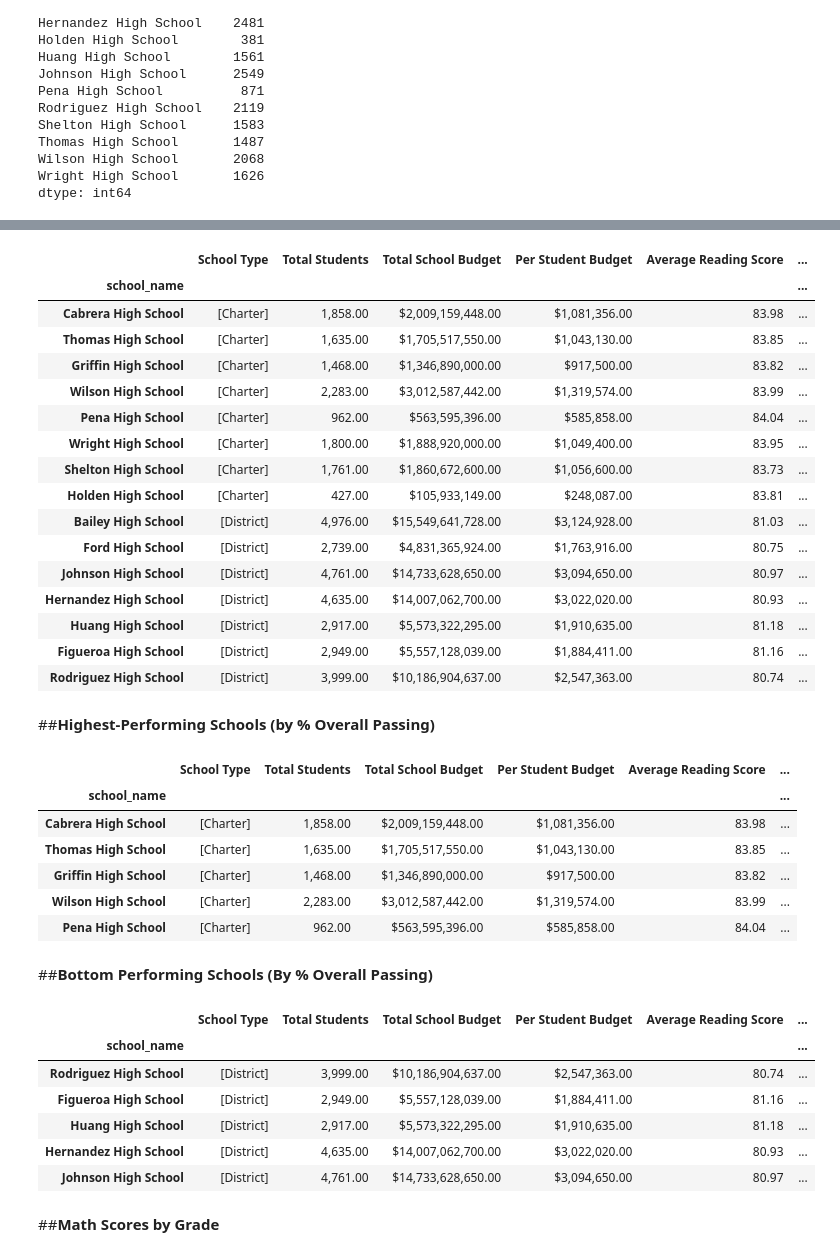
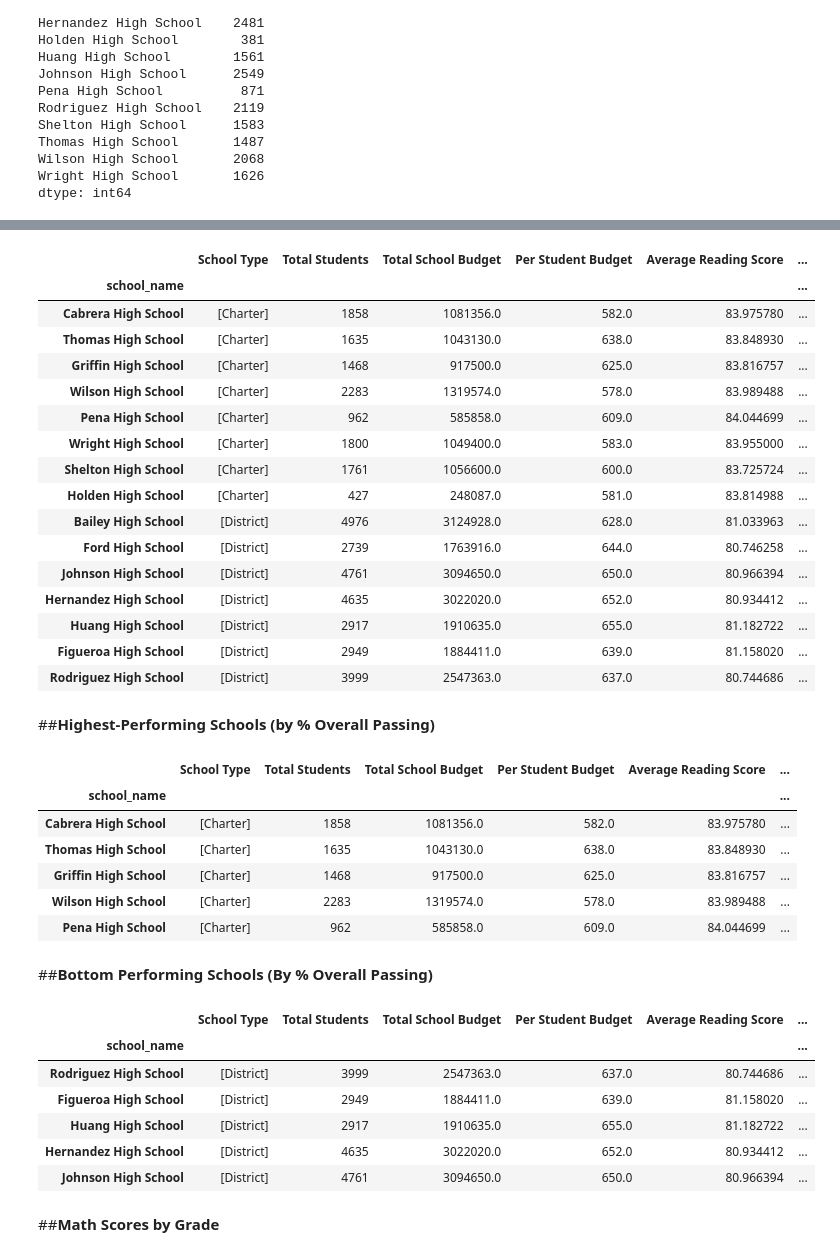
Before and after one commit to HMiesbauer/pandas-challenge, a Jupyter notebook: pandas-challenge/PyCitySchools/PyCitySchools.ipynb, the cells around one changed output, grey strips where cells are left out. Drawn from its saved outputs; the diff is of its cells as text; code cells hidden in the pictures.

```diff
--- a/pandas-challenge/PyCitySchools/PyCitySchools.ipynb
+++ b/pandas-challenge/PyCitySchools/PyCitySchools.ipynb
@@ -14,8 +14,8 @@ from pathlib import Path
 
 # File to Load
 
-school_data_to_load = "C:\\Users\\miesb\\OneDrive\\Desktop\\pandas_challenge\\PyCitySchools\\Starter_Code\\PyCitySchools\\Resources\\schools_complete.csv"
-student_data_to_load = "C:\\Users\\miesb\\OneDrive\\Desktop\\pandas_challenge\\PyCitySchools\\Starter_Code\\PyCitySchools\\Resources\\students_complete.csv"
+school_data_to_load = "./Resources/schools_complete.csv"
+student_data_to_load = "./Resources/students_complete.csv"
 
 # Read School and Student Data File and store into Pandas DataFrames
 school_data = pd.read_csv(school_data_to_load)
@@ -206,7 +206,7 @@ Wright High School       1800
 Name: student_name, dtype: int64
 # %%
 #calculate total school budget and per capita spending per school
-per_school_budget = school_data_complete.groupby('school_name')['budget'].sum()
+per_school_budget = school_data_complete.groupby('school_name')['budget'].mean()
 per_school_capita = per_school_budget / per_school_counts
 per_school_capita = per_school_capita
 
@@ -402,40 +402,40 @@ Name: student_name, dtype: float64
 # %%
 #Create a new DataFrame for the above calculations & columns called per_school_summary
 per_school_summary = pd.DataFrame({"School Type": school_types, "Total Students": per_school_counts, "Total School Budget":per_school_budget,
 "Per Student Budget":per_school_capita, "Average Reading Score":per_school_reading, "Average Math Score":per_school_math, "% Passing Math":(school_students_passing_math / per_school_counts) * 100,
 "% Passing Reading":school_students_passing_reading/ per_school_counts * 100, "% Overall Passing":(school_students_passing_math_and_reading / per_school_counts) * 100
 })
 
-# Formatting -- source from starter code
-per_school_summary["Total Students"] = per_school_summary["Total Students"].map("{:,.2f}".format)
-per_school_summary["Total School Budget"] = per_school_summary["Total School Budget"].map("${:,.2f}".format)
-per_school_summary["Per Student Budget"] = per_school_summary["Per Student Budget"].map("${:,.2f}".format)
-per_school_summary["Average Reading Score"] = per_school_summary["Average Reading Score"].map("{:,.2f}".format)
-per_school_summary["Average Math Score"] = per_school_summary["Average Math Score"].map("{:,.2f}".format)
-per_school_summary["% Passing Math"] = per_school_summary["% Passing Math"].map("{:,.2f}".format)
-per_school_summary["% Passing Reading"] = per_school_summary["% Passing Reading"].map("{:,.2f}".format)
-per_school_summary["% Overall Passing"] = per_school_summary["% Overall Passing"].map("{:,.2f}".format)
+# Formatting -- source from starter code -- removes numeric value when formatted so watch out best to do at very end
+# per_school_summary["Total Students"] = per_school_summary["Total Students"].map("{:,.2f}".format)
+# per_school_summary["Total School Budget"] = per_school_summary["Total School Budget"].map("${:,.2f}".format)
+# per_school_summary["Per Student Budget"] = per_school_summary["Per Student Budget"].map("${:,.2f}".format)
+#per_school_summary["Average Reading Score"] = per_school_summary["Average Reading Score"].map("{:,.2f}".format)
+#per_school_summary["Average Math Score"] = per_school_summary["Average Math Score"].map("{:,.2f}".format)
+# per_school_summary["% Passing Math"] = per_school_summary["% Passing Math"].map("{:,.2f}".format)
+# per_school_summary["% Passing Reading"] = per_school_summary["% Passing Reading"].map("{:,.2f}".format)
+# per_school_summary["% Overall Passing"] = per_school_summary["% Overall Passing"].map("{:,.2f}".format)
 
 # Display the DataFrame
 per_school_summary.sort_values('% Overall Passing', ascending=False)
 # %% [output]
 |  | School Type | Total Students | Total School Budget | Per Student Budget | Average Reading Score | ... |
 | school_name |  |  |  |  |  | ... |
-| Cabrera High School | [Charter] | 1,858.00 | $2,009,159,448.00 | $1,081,356.00 | 83.98 | ... |
-| Thomas High School | [Charter] | 1,635.00 | $1,705,517,550.00 | $1,043,130.00 | 83.85 | ... |
-| Griffin High School | [Charter] | 1,468.00 | $1,346,890,000.00 | $917,500.00 | 83.82 | ... |
-| Wilson High School | [Charter] | 2,283.00 | $3,012,587,442.00 | $1,319,574.00 | 83.99 | ... |
-| Pena High School | [Charter] | 962.00 | $563,595,396.00 | $585,858.00 | 84.04 | ... |
-| Wright High School | [Charter] | 1,800.00 | $1,888,920,000.00 | $1,049,400.00 | 83.95 | ... |
-| Shelton High School | [Charter] | 1,761.00 | $1,860,672,600.00 | $1,056,600.00 | 83.73 | ... |
-| Holden High School | [Charter] | 427.00 | $105,933,149.00 | $248,087.00 | 83.81 | ... |
-| Bailey High School | [District] | 4,976.00 | $15,549,641,728.00 | $3,124,928.00 | 81.03 | ... |
-| Ford High School | [District] | 2,739.00 | $4,831,365,924.00 | $1,763,916.00 | 80.75 | ... |
-| Johnson High School | [District] | 4,761.00 | $14,733,628,650.00 | $3,094,650.00 | 80.97 | ... |
-| Hernandez High School | [District] | 4,635.00 | $14,007,062,700.00 | $3,022,020.00 | 80.93 | ... |
-| Huang High School | [District] | 2,917.00 | $5,573,322,295.00 | $1,910,635.00 | 81.18 | ... |
-| Figueroa High School | [District] | 2,949.00 | $5,557,128,039.00 | $1,884,411.00 | 81.16 | ... |
-| Rodriguez High School | [District] | 3,999.00 | $10,186,904,637.00 | $2,547,363.00 | 80.74 | ... |
+| Cabrera High School | [Charter] | 1858 | 1081356.0 | 582.0 | 83.975780 | ... |
+| Thomas High School | [Charter] | 1635 | 1043130.0 | 638.0 | 83.848930 | ... |
+| Griffin High School | [Charter] | 1468 | 917500.0 | 625.0 | 83.816757 | ... |
+| Wilson High School | [Charter] | 2283 | 1319574.0 | 578.0 | 83.989488 | ... |
+| Pena High School | [Charter] | 962 | 585858.0 | 609.0 | 84.044699 | ... |
+| Wright High School | [Charter] | 1800 | 1049400.0 | 583.0 | 83.955000 | ... |
+| Shelton High School | [Charter] | 1761 | 1056600.0 | 600.0 | 83.725724 | ... |
+| Holden High School | [Charter] | 427 | 248087.0 | 581.0 | 83.814988 | ... |
+| Bailey High School | [District] | 4976 | 3124928.0 | 628.0 | 81.033963 | ... |
+| Ford High School | [District] | 2739 | 1763916.0 | 644.0 | 80.746258 | ... |
+| Johnson High School | [District] | 4761 | 3094650.0 | 650.0 | 80.966394 | ... |
+| Hernandez High School | [District] | 4635 | 3022020.0 | 652.0 | 80.934412 | ... |
+| Huang High School | [District] | 2917 | 1910635.0 | 655.0 | 81.182722 | ... |
+| Figueroa High School | [District] | 2949 | 1884411.0 | 639.0 | 81.158020 | ... |
+| Rodriguez High School | [District] | 3999 | 2547363.0 | 637.0 | 80.744686 | ... |
 # %% [markdown]
 ##**Highest-Performing Schools (by % Overall Passing)**
 # %%
@@ -445,11 +445,11 @@ top_schools.head(5)
 # %% [output]
 |  | School Type | Total Students | Total School Budget | Per Student Budget | Average Reading Score | ... |
 | school_name |  |  |  |  |  | ... |
-| Cabrera High School | [Charter] | 1,858.00 | $2,009,159,448.00 | $1,081,356.00 | 83.98 | ... |
-| Thomas High School | [Charter] | 1,635.00 | $1,705,517,550.00 | $1,043,130.00 | 83.85 | ... |
-| Griffin High School | [Charter] | 1,468.00 | $1,346,890,000.00 | $917,500.00 | 83.82 | ... |
-| Wilson High School | [Charter] | 2,283.00 | $3,012,587,442.00 | $1,319,574.00 | 83.99 | ... |
-| Pena High School | [Charter] | 962.00 | $563,595,396.00 | $585,858.00 | 84.04 | ... |
+| Cabrera High School | [Charter] | 1858 | 1081356.0 | 582.0 | 83.975780 | ... |
+| Thomas High School | [Charter] | 1635 | 1043130.0 | 638.0 | 83.848930 | ... |
+| Griffin High School | [Charter] | 1468 | 917500.0 | 625.0 | 83.816757 | ... |
+| Wilson High School | [Charter] | 2283 | 1319574.0 | 578.0 | 83.989488 | ... |
+| Pena High School | [Charter] | 962 | 585858.0 | 609.0 | 84.044699 | ... |
 # %% [markdown]
 ##**Bottom Performing Schools (By % Overall Passing)**
 # %%
@@ -459,11 +459,11 @@ bottom_schools.head(5)
 # %% [output]
 |  | School Type | Total Students | Total School Budget | Per Student Budget | Average Reading Score | ... |
 | school_name |  |  |  |  |  | ... |
-| Rodriguez High School | [District] | 3,999.00 | $10,186,904,637.00 | $2,547,363.00 | 80.74 | ... |
-| Figueroa High School | [District] | 2,949.00 | $5,557,128,039.00 | $1,884,411.00 | 81.16 | ... |
-| Huang High School | [District] | 2,917.00 | $5,573,322,295.00 | $1,910,635.00 | 81.18 | ... |
-| Hernandez High School | [District] | 4,635.00 | $14,007,062,700.00 | $3,022,020.00 | 80.93 | ... |
-| Johnson High School | [District] | 4,761.00 | $14,733,628,650.00 | $3,094,650.00 | 80.97 | ... |
+| Rodriguez High School | [District] | 3999 | 2547363.0 | 637.0 | 80.744686 | ... |
+| Figueroa High School | [District] | 2949 | 1884411.0 | 639.0 | 81.158020 | ... |
+| Huang High School | [District] | 2917 | 1910635.0 | 655.0 | 81.182722 | ... |
+| Hernandez High School | [District] | 4635 | 3022020.0 | 652.0 | 80.934412 | ... |
+| Johnson High School | [District] | 4761 | 3094650.0 | 650.0 | 80.966394 | ... |
 # %% [markdown]
 ##**Math Scores by Grade**
 # %%
```
Also changed, not shown: parts of 13 cells of this notebook, 2 other files.
